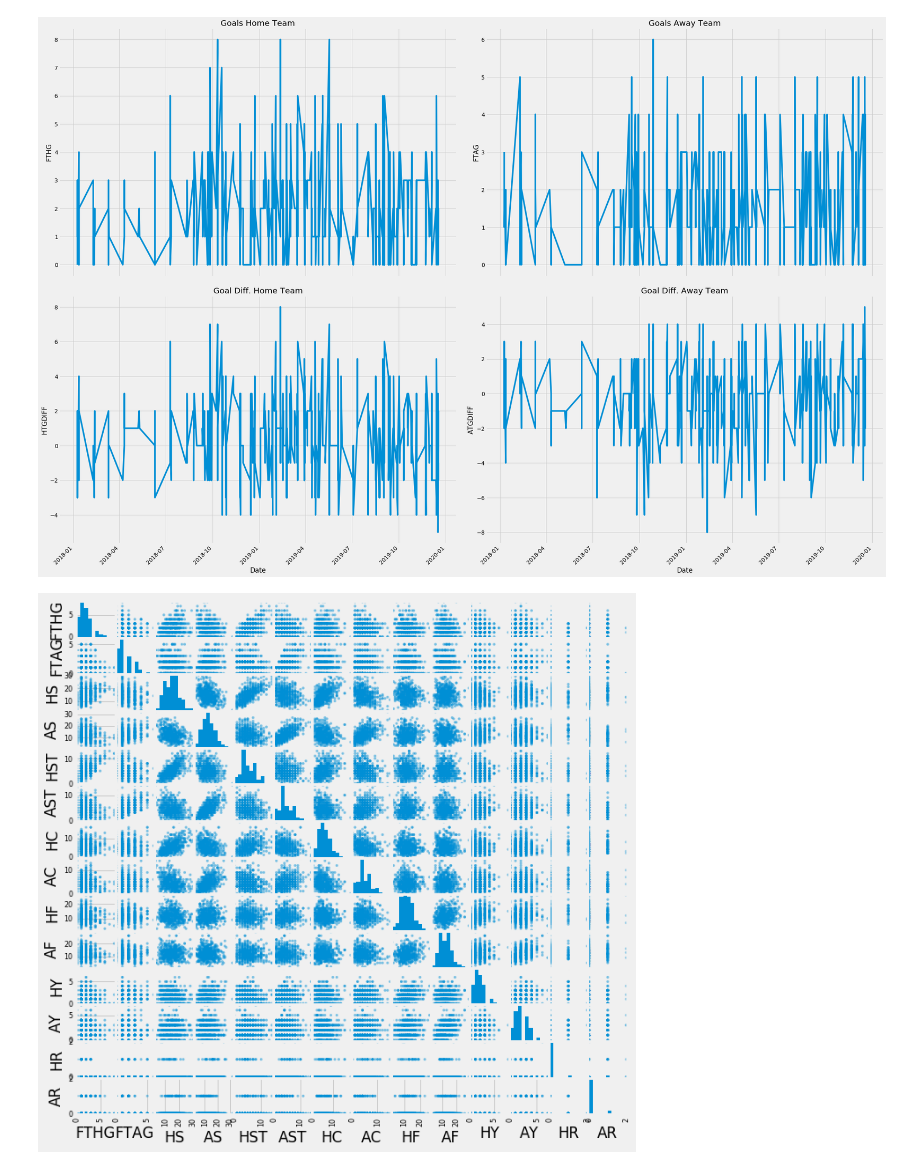
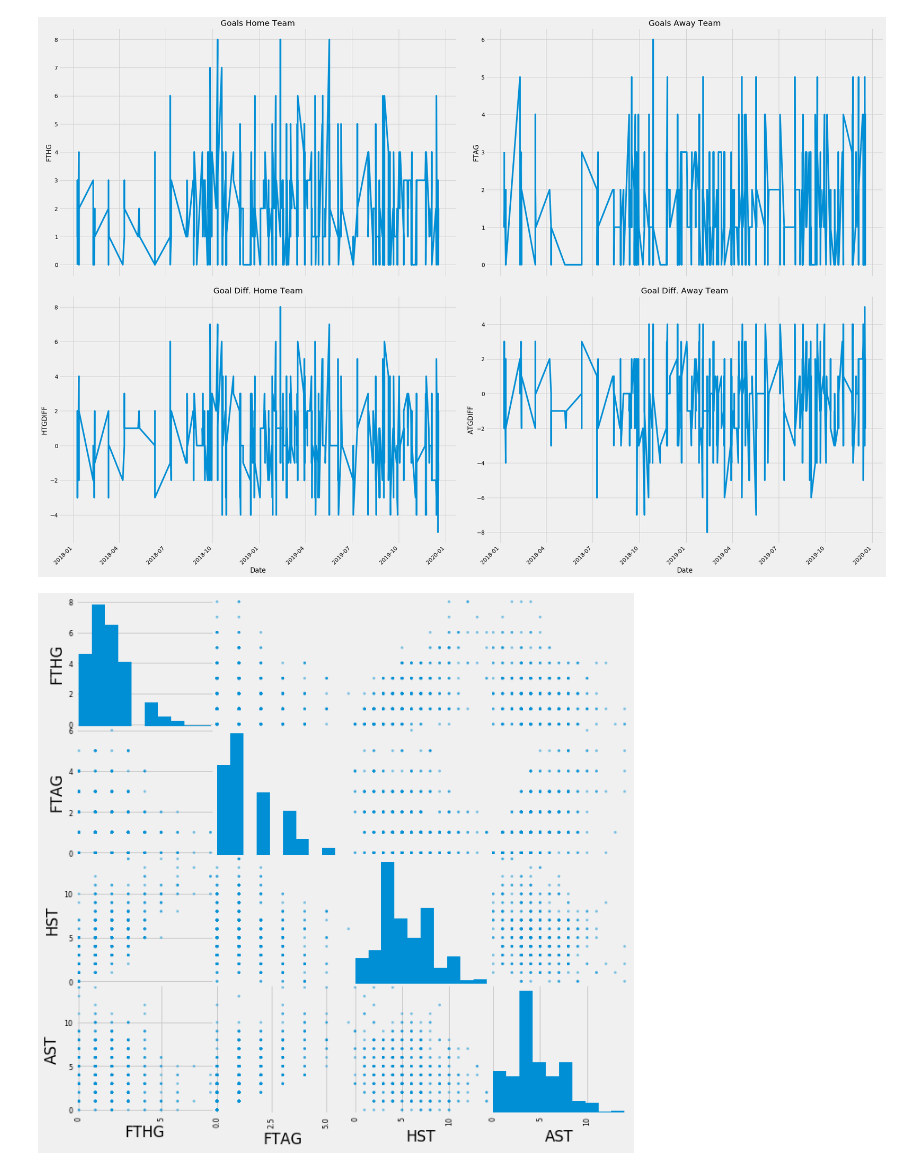
Before and after one commit to nichohelmut/bookie, a Jupyter notebook: load_and_clean.ipynb, the cells around one changed output. Drawn from its saved outputs; the diff is of its cells as text; code cells hidden in the pictures.

```diff
--- a/load_and_clean.ipynb
+++ b/load_and_clean.ipynb
@@ -83,7 +82,8 @@ df_both_seasons['Day'] = df_both_seasons['Date'].dt.day
 df_both_seasons['Month'] = df_both_seasons['Date'].dt.month
 df_both_seasons['Year'] = df_both_seasons['Date'].dt.year
 # %%
-df_both_seasons_essentials = df_both_seasons[['Day','Month','Year','HomeTeam', 'AwayTeam', 'FTHG', 'FTAG', 'HS', 'AS', 'HST', 'AST', 'HC', 'AC', 'HF', 'AF', 'HY', 'AY', 'HR', 'AR']]
+# df_both_seasons_essentials = df_both_seasons[['Day','Month','Year','HomeTeam', 'AwayTeam', 'FTHG', 'FTAG', 'HS', 'AS', 'HST', 'AST', 'HC', 'AC', 'HF', 'AF', 'HY', 'AY', 'HR', 'AR']]
+df_both_seasons_essentials = df_both_seasons[['Day','Month','Year','HomeTeam', 'AwayTeam', 'FTHG', 'FTAG', 'HST', 'AST']]
 # %%
 df_both_seasons_essentials['HTGDIFF'] = df_both_seasons_essentials['FTHG'] - df_both_seasons_essentials['FTAG']
 df_both_seasons_essentials['ATGDIFF'] = df_both_seasons_essentials['FTAG'] - df_both_seasons_essentials['FTHG']
@@ -167,9 +166,9 @@ plt.tight_layout(pad=2)
 # %%
 from pandas.plotting import scatter_matrix
 # %%
-scatter_matrix(df_both_seasons_essentials[['FTHG', 'FTAG', 'HS', 'AS', 'HST', 'AST', 'HC', 'AC', 'HF', 'AF', 'HY', 'AY', 'HR', 'AR']], figsize=(10,10));
+scatter_matrix(df_both_seasons_essentials[['HomeTeam', 'AwayTeam', 'FTHG', 'FTAG', 'HST', 'AST']], figsize=(10,10));
 # %% [output]
-[figure, old version]
+[figure, new version]
 # %%
 import pickle
 df_both_seasons_essentials.to_pickle('df_both_seasons_essentials')
```
Also changed, not shown: parts of 3 cells of this notebook, 24 other files.
